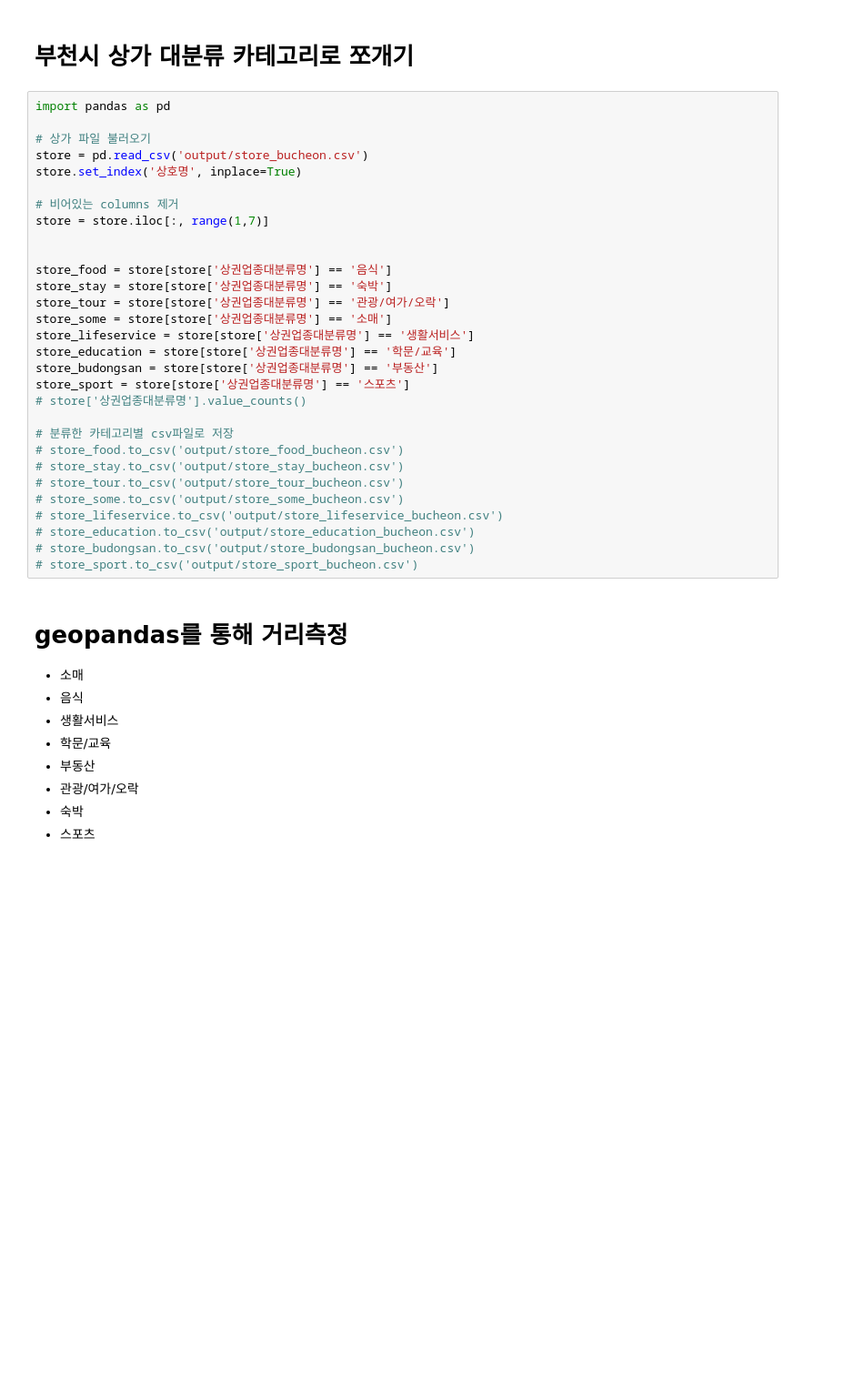
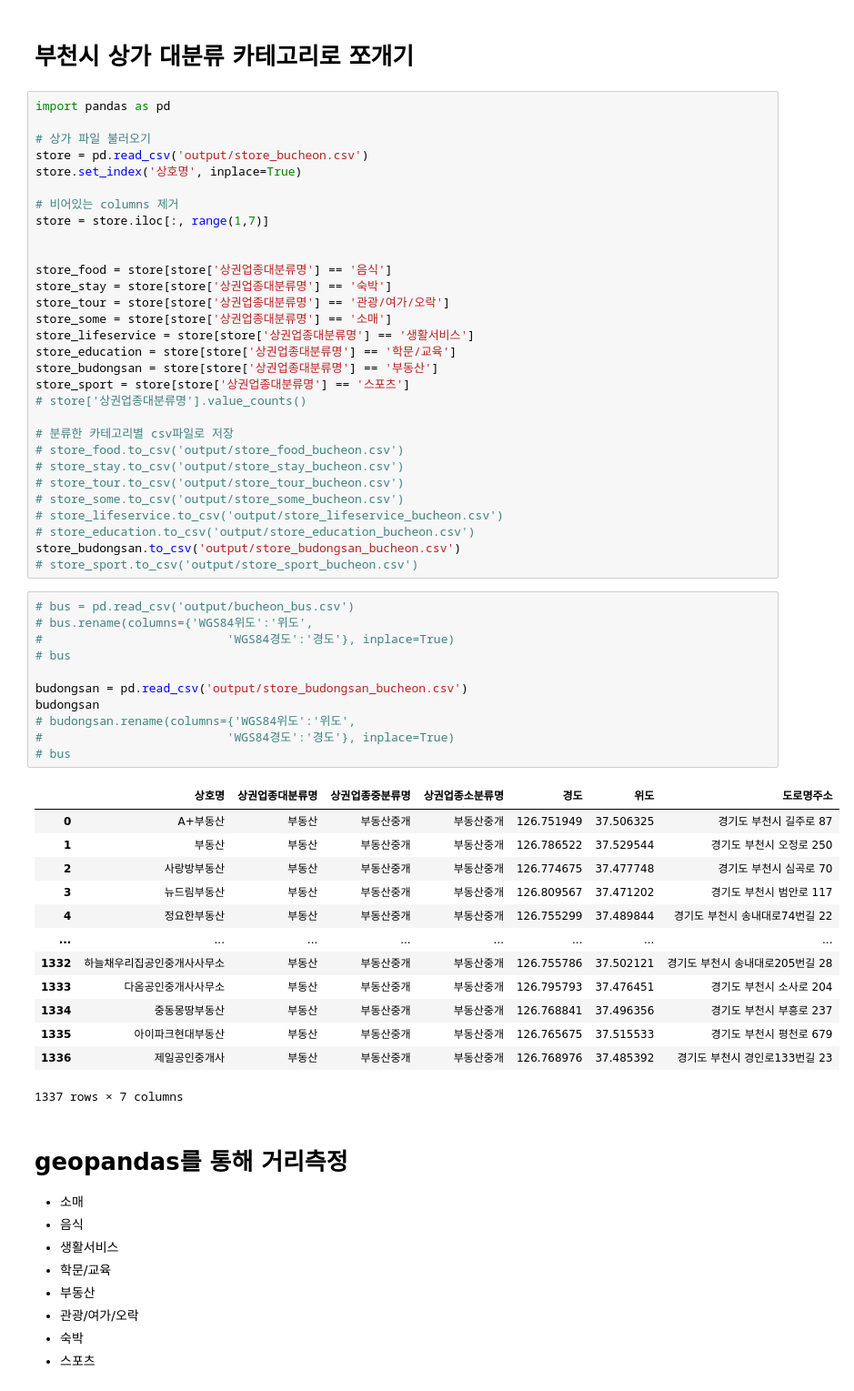
Before and after one commit to so02e/bucheon, a Jupyter notebook: yong.ipynb, the cells around one changed output. Shown at 91% size. Drawn from its saved outputs; the diff is of its cells as text; blank space fills up the shorter version.

```diff
--- a/yong.ipynb
+++ b/yong.ipynb
@@ -427,8 +434,33 @@ store_sport = store[store['상권업종대분류명'] == '스포츠']
 # store_some.to_csv('output/store_some_bucheon.csv')
 # store_lifeservice.to_csv('output/store_lifeservice_bucheon.csv')
 # store_education.to_csv('output/store_education_bucheon.csv')
-# store_budongsan.to_csv('output/store_budongsan_bucheon.csv')
+store_budongsan.to_csv('output/store_budongsan_bucheon.csv')
 # store_sport.to_csv('output/store_sport_bucheon.csv')
+# %%
+# bus = pd.read_csv('output/bucheon_bus.csv')
+# bus.rename(columns={'WGS84위도':'위도',
+#                          'WGS84경도':'경도'}, inplace=True)
+# bus
+
+budongsan = pd.read_csv('output/store_budongsan_bucheon.csv')
+budongsan
+# budongsan.rename(columns={'WGS84위도':'위도',
+#                          'WGS84경도':'경도'}, inplace=True)
+# bus
+# %% [output]
+|  | 상호명 | 상권업종대분류명 | 상권업종중분류명 | 상권업종소분류명 | 경도 | 위도 | 도로명주소 |
+| 0 | A+부동산 | 부동산 | 부동산중개 | 부동산중개 | 126.751949 | 37.506325 | 경기도 부천시 길주로 87 |
+| 1 | 부동산 | 부동산 | 부동산중개 | 부동산중개 | 126.786522 | 37.529544 | 경기도 부천시 오정로 250 |
+| 2 | 사랑방부동산 | 부동산 | 부동산중개 | 부동산중개 | 126.774675 | 37.477748 | 경기도 부천시 심곡로 70 |
+| 3 | 뉴드림부동산 | 부동산 | 부동산중개 | 부동산중개 | 126.809567 | 37.471202 | 경기도 부천시 범안로 117 |
+| 4 | 정요한부동산 | 부동산 | 부동산중개 | 부동산중개 | 126.755299 | 37.489844 | 경기도 부천시 송내대로74번길 22 |
+| ... | ... | ... | ... | ... | ... | ... | ... |
+| 1332 | 하늘채우리집공인중개사사무소 | 부동산 | 부동산중개 | 부동산중개 | 126.755786 | 37.502121 | 경기도 부천시 송내대로205번길 28 |
+| 1333 | 다옴공인중개사사무소 | 부동산 | 부동산중개 | 부동산중개 | 126.795793 | 37.476451 | 경기도 부천시 소사로 204 |
+| 1334 | 중동몽땅부동산 | 부동산 | 부동산중개 | 부동산중개 | 126.768841 | 37.496356 | 경기도 부천시 부흥로 237 |
+| 1335 | 아이파크현대부동산 | 부동산 | 부동산중개 | 부동산중개 | 126.765675 | 37.515533 | 경기도 부천시 평천로 679 |
+| 1336 | 제일공인중개사 | 부동산 | 부동산중개 | 부동산중개 | 126.768976 | 37.485392 | 경기도 부천시 경인로133번길 23 |
+1337 rows × 7 columns
 # %% [markdown]
 # geopandas를 통해 거리측정
 - 소매
```
Also changed, not shown: parts of 9 cells of this notebook.
